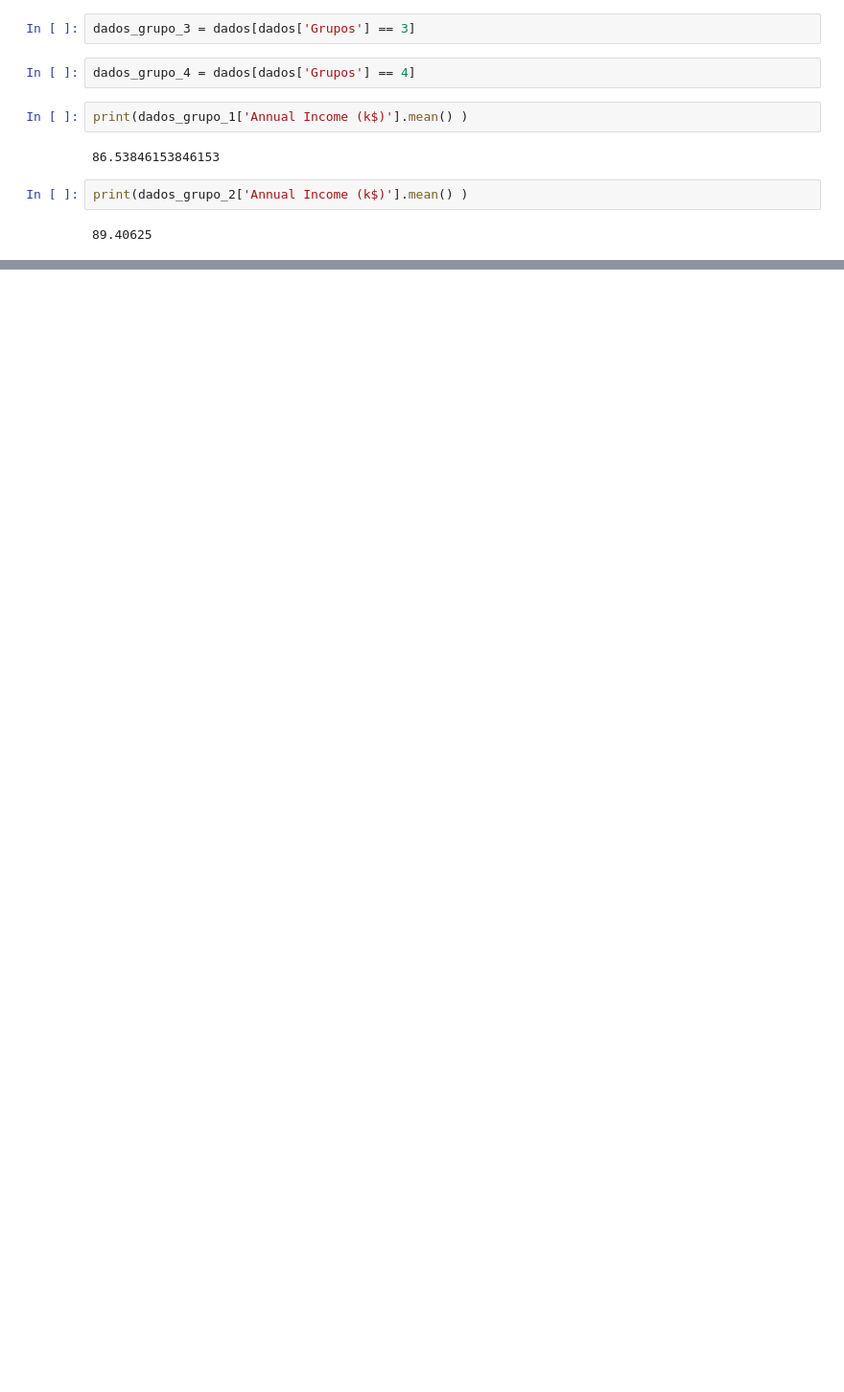
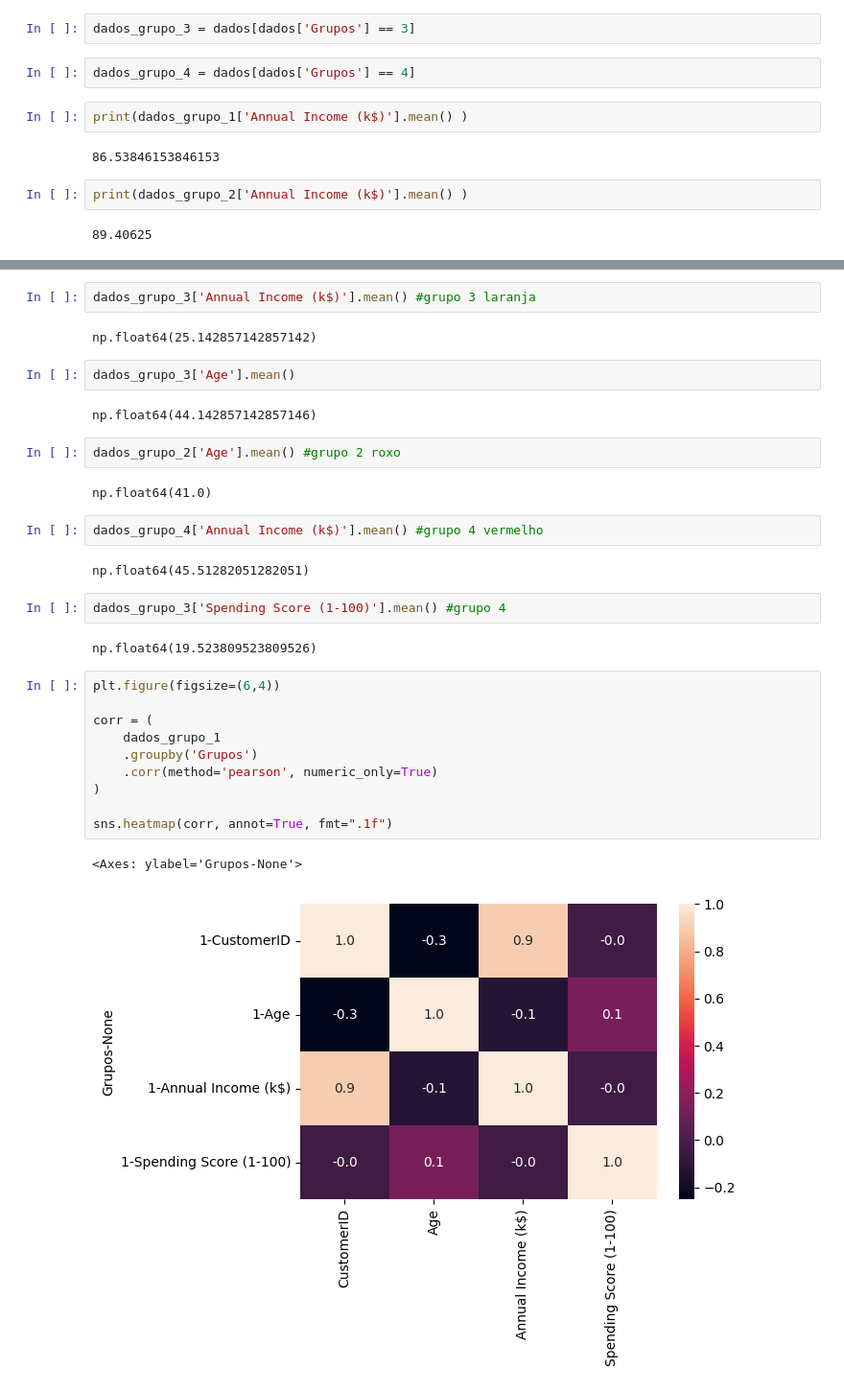
Before and after one commit to felippe-ribeiro/AulasIAFIAP, a Jupyter notebook: Aula3_KmeansMall.ipynb, the cells around one changed output, grey strips where cells are left out. Shown at 96% size. Cells and saved outputs as stored; diff of their text form; blank space fills up the shorter version.

```diff
--- a/Aula3_KmeansMall.ipynb
+++ b/Aula3_KmeansMall.ipynb
@@ -368,0 +380,33 @@ print(dados_grupo_2['Annual Income (k$)'].mean() )
+# %%
+dados_grupo_3['Annual Income (k$)'].mean() #grupo 3 laranja
+# %% [output]
+np.float64(25.142857142857142)
+# %%
+dados_grupo_3['Age'].mean()
+# %% [output]
+np.float64(44.142857142857146)
+# %%
+dados_grupo_2['Age'].mean() #grupo 2 roxo
+# %% [output]
+np.float64(41.0)
+# %%
+dados_grupo_4['Annual Income (k$)'].mean() #grupo 4 vermelho
+# %% [output]
+np.float64(45.51282051282051)
+# %%
+dados_grupo_3['Spending Score (1-100)'].mean() #grupo 4
+# %% [output]
+np.float64(19.523809523809526)
+# %%
+plt.figure(figsize=(6,4))
+
+corr = (
+    dados_grupo_1
+    .groupby('Grupos')
+    .corr(method='pearson', numeric_only=True)
+)
+
+sns.heatmap(corr, annot=True, fmt=".1f")
+# %% [output]
+<Axes: ylabel='Grupos-None'>
+[figure, added]
```
Also changed, not shown: parts of 5 cells of this notebook.
